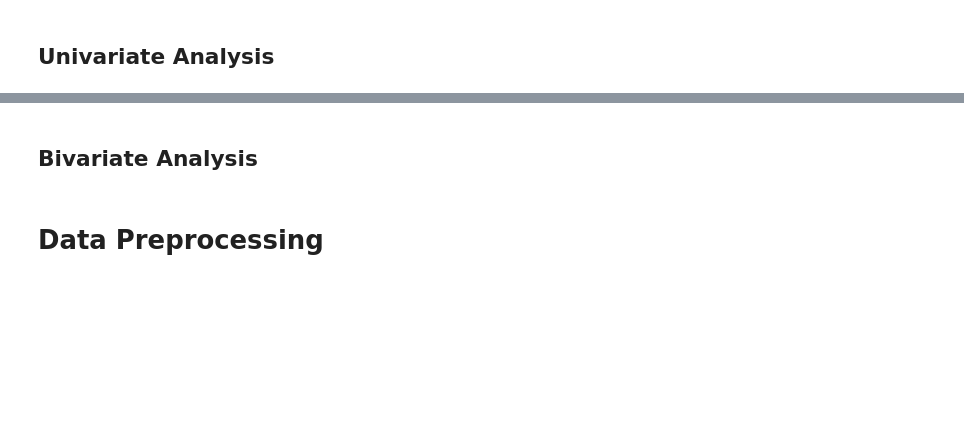
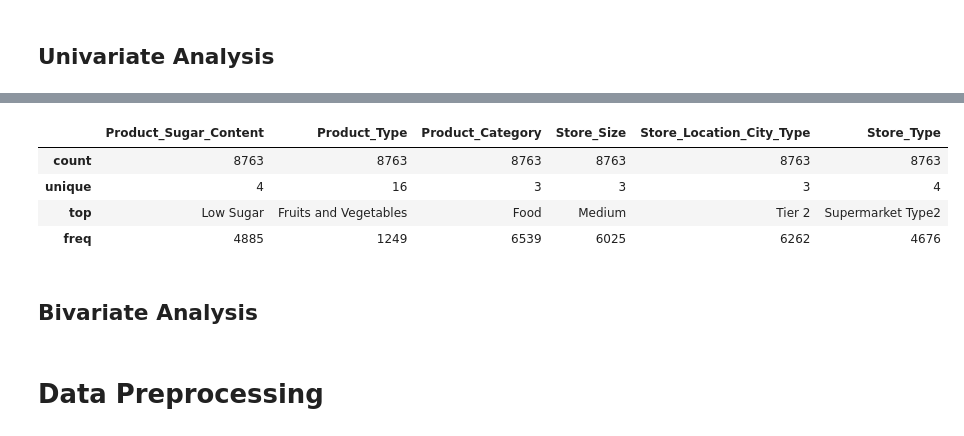
Before and after one commit to preetipss/ModelDeployment, a Jupyter notebook: SuperKart_Model_Deployment.ipynb, the cells around one changed output, grey strips where cells are left out. Drawn from its saved outputs; the diff is of its cells as text; code cells hidden in the pictures; blank space fills up the shorter version.

```diff
--- a/SuperKart_Model_Deployment.ipynb
+++ b/SuperKart_Model_Deployment.ipynb
@@ -130,3 +367,12 @@ from github import Github
+# %%
+# Generate summary statistics for categorical features
+data[categorical_features].describe()
+# %% [output]
+|  | Product_Sugar_Content | Product_Type | Product_Category | Store_Size | Store_Location_City_Type | Store_Type |
+| count | 8763 | 8763 | 8763 | 8763 | 8763 | 8763 |
+| unique | 4 | 16 | 3 | 3 | 3 | 4 |
+| top | Low Sugar | Fruits and Vegetables | Food | Medium | Tier 2 | Supermarket Type2 |
+| freq | 4885 | 1249 | 6539 | 6025 | 6262 | 4676 |
 # %% [markdown]
 ## Bivariate Analysis
 # %% [markdown]
```
Also changed, not shown: parts of 23 cells of this notebook.
